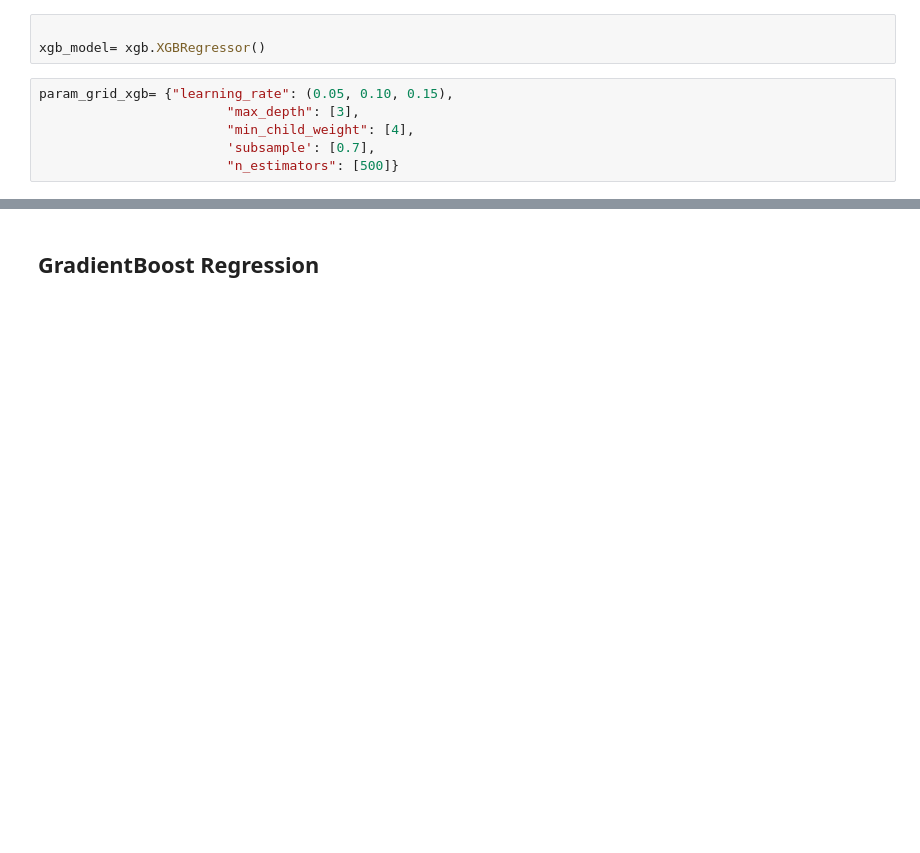
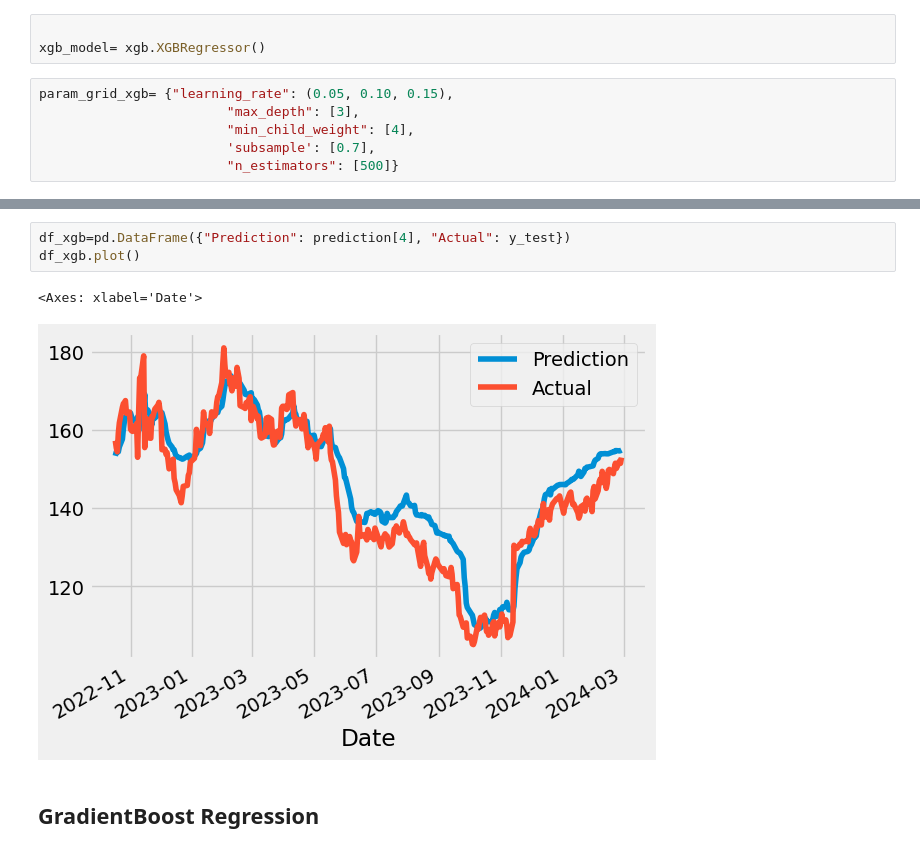
Before and after one commit to TDanner7/Stock_Price_Modeling, a Jupyter notebook: stock_price_tech.ipynb, the cells around one changed output, grey strips where cells are left out. Drawn from its saved outputs; the diff is of its cells as text; blank space fills up the shorter version.

```diff
--- a/stock_price_tech.ipynb
+++ b/stock_price_tech.ipynb
@@ -464,3 +426,9 @@ df2.tail()
+# %%
+df_xgb=pd.DataFrame({"Prediction": prediction[4], "Actual": y_test})
+df_xgb.plot()
+# %% [output]
+<Axes: xlabel='Date'>
+[figure, added]
 # %% [markdown]
 ## GradientBoost Regression
 # %%
```
Also changed, not shown: parts of 86 cells of this notebook.
